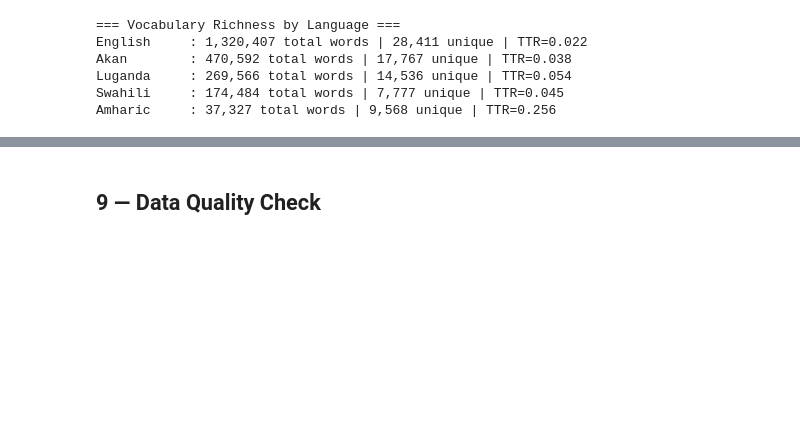
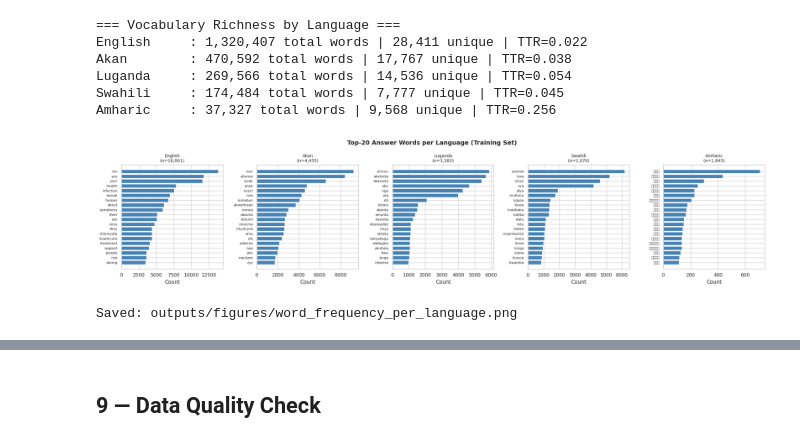
Before and after one commit to Chol1000/multilingual-health-qa, a Jupyter notebook: notebooks/01_EDA_Preprocessing.ipynb, the cells around one changed output, grey strips where cells are left out. Saved outputs shown, nothing was run; the diff lists cells and outputs as text; code cells hidden in the pictures; blank space fills up the shorter version.

Commit message:
Add EDA vocabulary visualizations and new figures

```diff
--- a/notebooks/01_EDA_Preprocessing.ipynb
+++ b/notebooks/01_EDA_Preprocessing.ipynb
@@ -386,3 +384,38 @@ Akan        : 470,592 total words | 17,767 unique | TTR=0.038
 Luganda     : 269,566 total words | 14,536 unique | TTR=0.054
 Swahili     : 174,484 total words | 7,777 unique | TTR=0.045
 Amharic     : 37,327 total words | 9,568 unique | TTR=0.256
+# %%
+## 8b — Word Frequency Distribution per Language
+from collections import Counter
+import matplotlib.pyplot as plt
+import re
+
+LANGS = ['English', 'Akan', 'Luganda', 'Swahili', 'Amharic']
+fig, axes = plt.subplots(1, 5, figsize=(22, 5))
+fig.suptitle('Top-20 Answer Words per Language (Training Set)', fontsize=14, fontweight='bold')
+
+STOPWORDS = {'the','a','an','and','or','of','to','in','is','are','was','were',
+             'be','been','being','have','has','had','do','does','did','will',
+             'would','could','should','may','might','can','with','for','at',
+             'by','from','this','that','it','as','on','not','also','which'}
+
+for ax, lang in zip(axes, LANGS):
+    subset = train[train['language'] == lang]['output'].dropna()
+    all_words = []
+    for text in subset:
+        tokens = re.findall(r"[\w']+", str(text).lower())
+        all_words.extend([t for t in tokens if t not in STOPWORDS and len(t) > 2])
+    top20 = Counter(all_words).most_common(20)
+    words, counts = zip(*top20)
+    ax.barh(list(words)[::-1], list(counts)[::-1], color='steelblue')
+    ax.set_title(f'{lang}\n(n={len(subset):,})', fontsize=10)
+    ax.set_xlabel('Count')
+    ax.tick_params(axis='y', labelsize=8)
+
+plt.tight_layout()
+plt.savefig('../outputs/figures/word_frequency_per_language.png', dpi=150, bbox_inches='tight')
+plt.show()
+print('Saved: outputs/figures/word_frequency_per_language.png')
+# %% [output]
+[figure, added]
+Saved: outputs/figures/word_frequency_per_language.png
```
Also changed, not shown: parts of 4 cells of this notebook, 2 other files.
